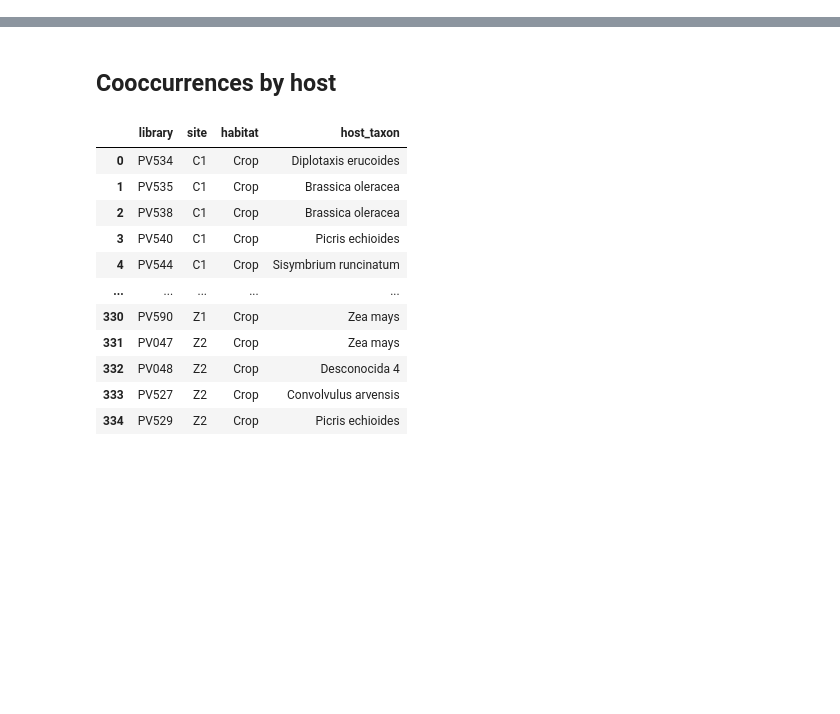
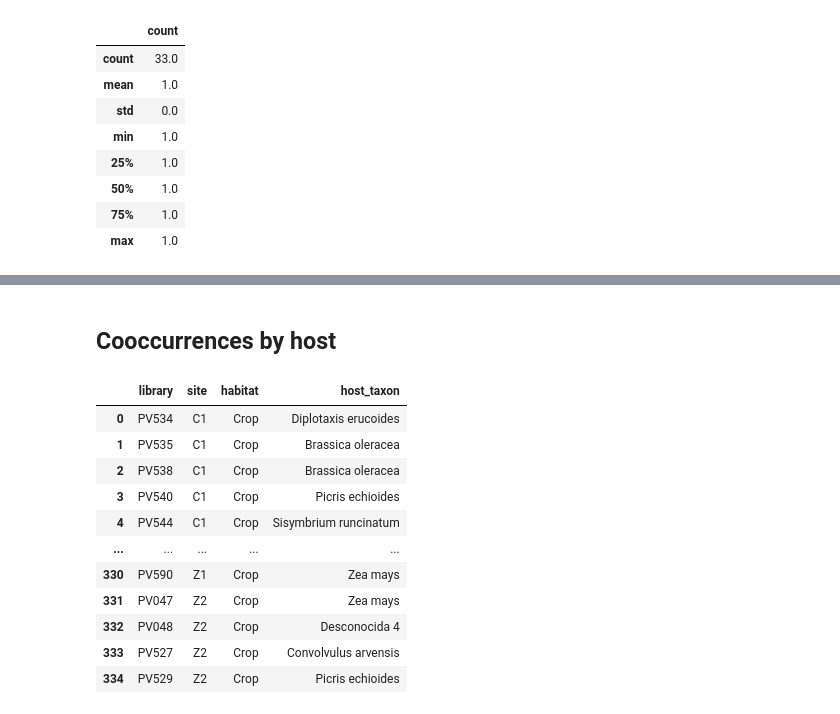
Before and after one commit to wilkinsonlab/miripvir25, a Jupyter notebook: analysis/analysis-01.cooccurrence-library.ipynb, the cells around one changed output, grey strips where cells are left out. Cells and saved outputs as stored; diff of their text form; code cells hidden in the pictures; blank space fills up the shorter version.

```diff
--- a/analysis/analysis-01.cooccurrence-library.ipynb
+++ b/analysis/analysis-01.cooccurrence-library.ipynb
@@ -117,3 +119,15 @@ cooccurrence_pairs_counts_by_library.query('count > 0')[['count']].describe().ro
+# %%
+cooccurrence_pairs_counts_by_library.query('0 < count <= 1')[['count']].describe().round(4)
+# %% [output]
+|  | count |
+| count | 33.0 |
+| mean | 1.0 |
+| std | 0.0 |
+| min | 1.0 |
+| 25% | 1.0 |
+| 50% | 1.0 |
+| 75% | 1.0 |
+| max | 1.0 |
 # %%
 cooccurrence_pairs_counts_by_library = cooccurrence_pairs_counts_by_library[['library', 'site', 'habitat', 'host_taxon', 'count']]
 cooccurrence_pairs_counts_by_library['count'] = cooccurrence_pairs_counts_by_library['count'].astype(int)
```
Also changed, not shown: parts of 35 cells of this notebook, 28 other files.
